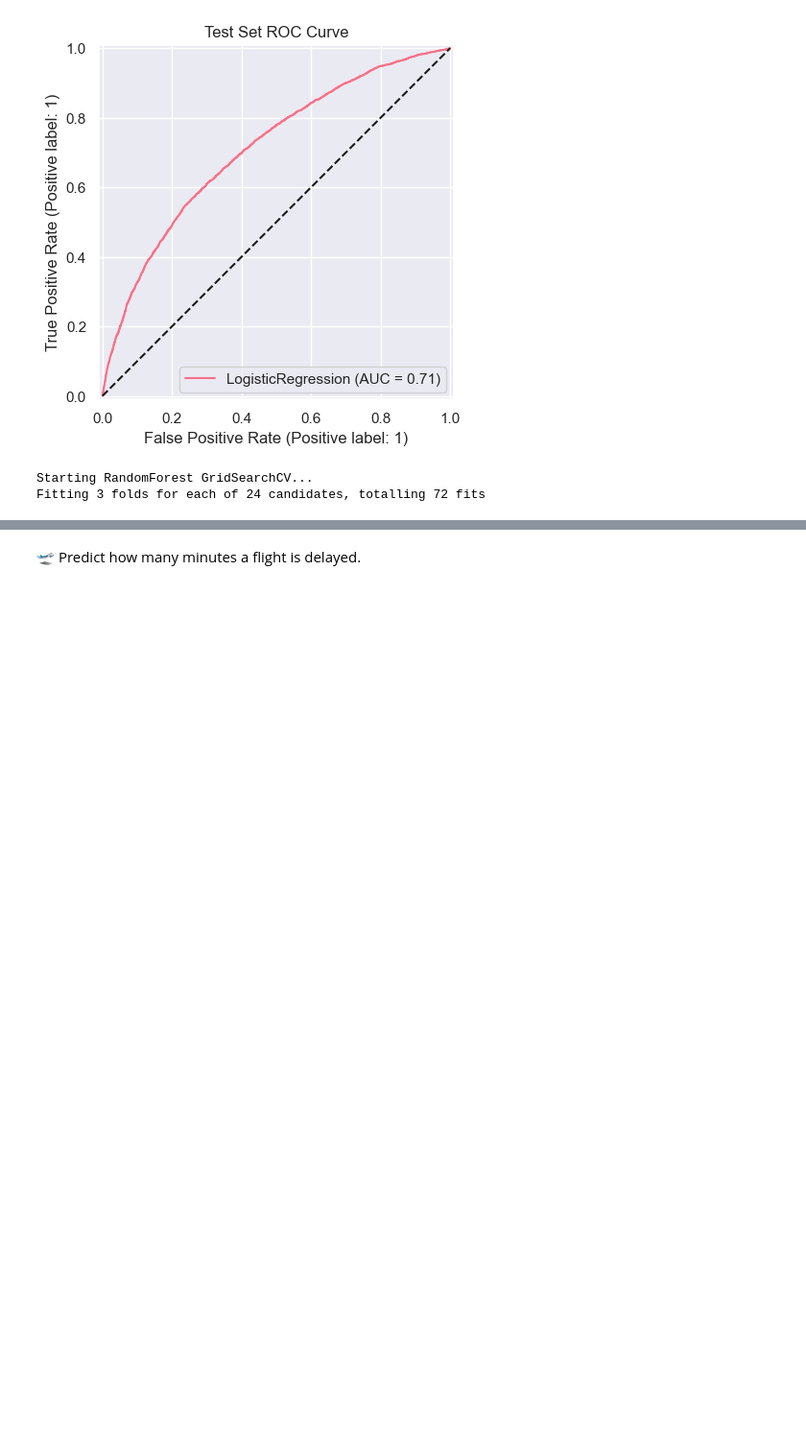
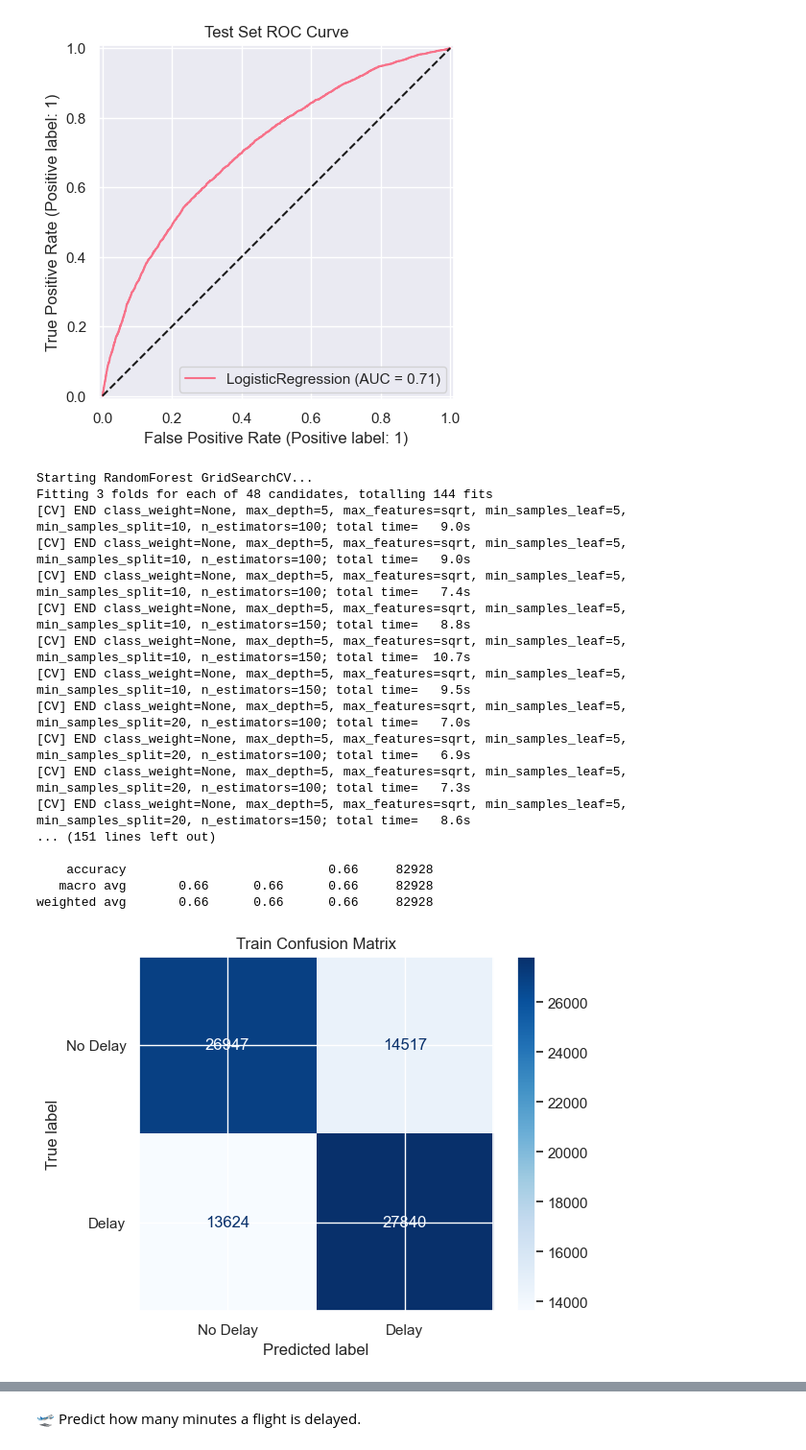
Before and after one commit to ZahraZellazi/DelayPrediction, a Jupyter notebook: DelayPrediction.ipynb, the cells around one changed output, grey strips where cells are left out. Shown at 96% size. Drawn from its saved outputs; the diff is of its cells as text; code cells hidden in the pictures; blank space fills up the shorter version.

```diff
--- a/DelayPrediction.ipynb
+++ b/DelayPrediction.ipynb
@@ -1036,11 +1036,14 @@ import numpy as np
 def train_evaluate_random_forest_full(X_train, y_train, X_test, y_test, class_names=['No Delay', 'Delay']):
     print("Starting RandomForest GridSearchCV...")
     param_grid = {
-        'n_estimators': [100, 200],
-        'max_depth': [10, 20, None],
-        'min_samples_split': [2, 5],
-        'class_weight': [None, 'balanced']
+    'n_estimators': [100, 150],
+    'max_depth': [5, 8, 12],
+    'min_samples_split': [10, 20],
+    'min_samples_leaf': [5, 10],
+    'max_features': ['sqrt'],
+    'class_weight': [None, 'balanced']
     }
+
 
     rf = RandomForestClassifier(random_state=42, n_jobs=-1)
     grid = GridSearchCV(rf, param_grid, cv=3, scoring='f1', verbose=2, n_jobs=2)
@@ -1088,31 +1091,47 @@ def train_evaluate_random_forest_full(X_train, y_train, X_test, y_test, class_na
         return metrics
 
     # Evaluate train and test
     print("\nEvaluating on Training Set:")
     train_metrics = evaluate(best_rf, X_train, y_train, label="Train")
     print("\nEvaluating on Test Set:")
     test_metrics = evaluate(best_rf, X_test, y_test, label="Test")
 
     # Feature Importance Plot
     importances = best_rf.feature_importances_
     feature_names = []
 
     # If input is transformed by OneHotEncoder inside ColumnTransformer,
     # it’s tricky to get feature names here — make sure to adapt accordingly.
     # For now, just plot top 20 by importance with indices:
     indices = np.argsort(importances)[::-1][:20]
 
     plt.figure(figsize=(10,6))
     plt.title("Top 20 Feature Importances (RandomForest)")
     plt.bar(range(len(indices)), importances[indices], align='center')
     plt.xticks(range(len(indices)), [f"Feature {i}" for i in indices], rotation=90)
     plt.tight_layout()
     plt.show()
 
     return best_rf, train_metrics, test_metrics, grid.cv_results_
 
 best_rf_model, rf_train_metrics, rf_test_metrics, rf_cv = train_evaluate_random_forest_full(
     X_train_bal, y_train_bal, X_test, y_test)
 # %% [output]
 Starting RandomForest GridSearchCV...
-Fitting 3 folds for each of 24 candidates, totalling 72 fits
+Fitting 3 folds for each of 48 candidates, totalling 144 fits
+[CV] END class_weight=None, max_depth=5, max_features=sqrt, min_samples_leaf=5, min_samples_split=10, n_estimators=100; total time=   9.0s
+[CV] END class_weight=None, max_depth=5, max_features=sqrt, min_samples_leaf=5, min_samples_split=10, n_estimators=100; total time=   9.0s
+[CV] END class_weight=None, max_depth=5, max_features=sqrt, min_samples_leaf=5, min_samples_split=10, n_estimators=100; total time=   7.4s
+[CV] END class_weight=None, max_depth=5, max_features=sqrt, min_samples_leaf=5, min_samples_split=10, n_estimators=150; total time=   8.8s
+[CV] END class_weight=None, max_depth=5, max_features=sqrt, min_samples_leaf=5, min_samples_split=10, n_estimators=150; total time=  10.7s
+[CV] END class_weight=None, max_depth=5, max_features=sqrt, min_samples_leaf=5, min_samples_split=10, n_estimators=150; total time=   9.5s
+[CV] END class_weight=None, max_depth=5, max_features=sqrt, min_samples_leaf=5, min_samples_split=20, n_estimators=100; total time=   7.0s
+[CV] END class_weight=None, max_depth=5, max_features=sqrt, min_samples_leaf=5, min_samples_split=20, n_estimators=100; total time=   6.9s
+[CV] END class_weight=None, max_depth=5, max_features=sqrt, min_samples_leaf=5, min_samples_split=20, n_estimators=100; total time=   7.3s
+[CV] END class_weight=None, max_depth=5, max_features=sqrt, min_samples_leaf=5, min_samples_split=20, n_estimators=150; total time=   8.6s
+... (151 lines left out)
+
+    accuracy                           0.66     82928
+   macro avg       0.66      0.66      0.66     82928
+weighted avg       0.66      0.66      0.66     82928
+[figure, added]
```
Also changed, not shown: parts of 2 cells of this notebook.
